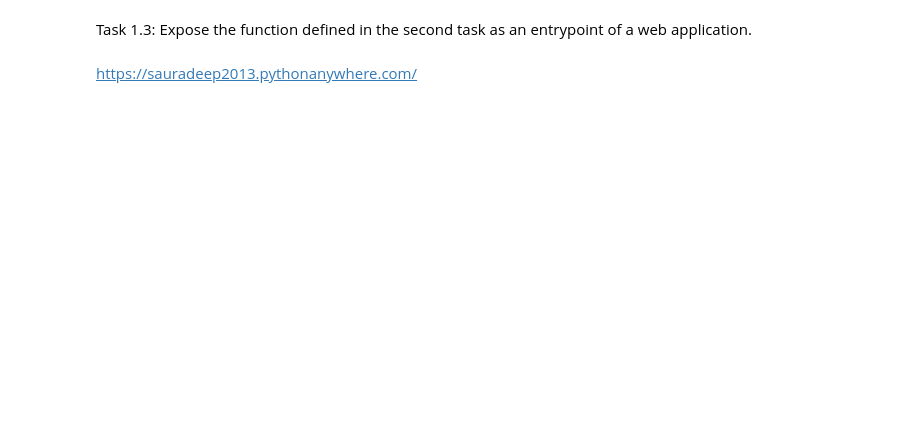
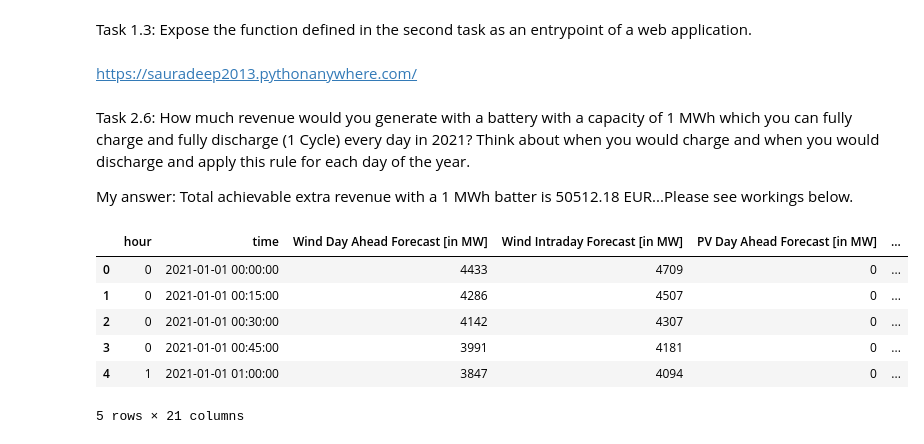
Before and after one commit to Sauradeep2024/QuantChallenge_Deep, a Jupyter notebook: FLXPWR.ipynb, the cells around one changed output. Cells and saved outputs as stored; diff of their text form; code cells hidden in the pictures; blank space fills up the shorter version.

```diff
--- a/FLXPWR.ipynb
+++ b/FLXPWR.ipynb
@@ -71,3 +71,24 @@ Task 1.3:
 Expose the function defined in the second task as an entrypoint of a web application.
 # %% [markdown]
 https://sauradeep2013.pythonanywhere.com/
+# %% [markdown]
+Task 2.6:
+How much revenue would you generate with a battery with a capacity of 1 MWh which you can fully charge and fully discharge (1 Cycle) every day in 2021? Think about when you would charge and when you would discharge and apply this rule for each day of the year.
+
+My answer: Total achievable extra revenue with a 1 MWh batter is 50512.18 EUR...Please see workings below.
+# %%
+import pandas as pd
+df= pd.read_excel(
+    "/Users/apple/Desktop/QuantChallenge_Deep/analysis_task_data_for_python.xlsx",
+    sheet_name="DE_Wind_PV_Prices",
+    header=0
+    )
+df.head()
+# %% [output]
+|  | hour | time | Wind Day Ahead Forecast [in MW] | Wind Intraday Forecast [in MW] | PV Day Ahead Forecast [in MW] | ... |
+| 0 | 0 | 2021-01-01 00:00:00 | 4433 | 4709 | 0 | ... |
+| 1 | 0 | 2021-01-01 00:15:00 | 4286 | 4507 | 0 | ... |
+| 2 | 0 | 2021-01-01 00:30:00 | 4142 | 4307 | 0 | ... |
+| 3 | 0 | 2021-01-01 00:45:00 | 3991 | 4181 | 0 | ... |
+| 4 | 1 | 2021-01-01 01:00:00 | 3847 | 4094 | 0 | ... |
+5 rows × 21 columns
```
Also changed, not shown: parts of 20 cells of this notebook, 4 other files.
